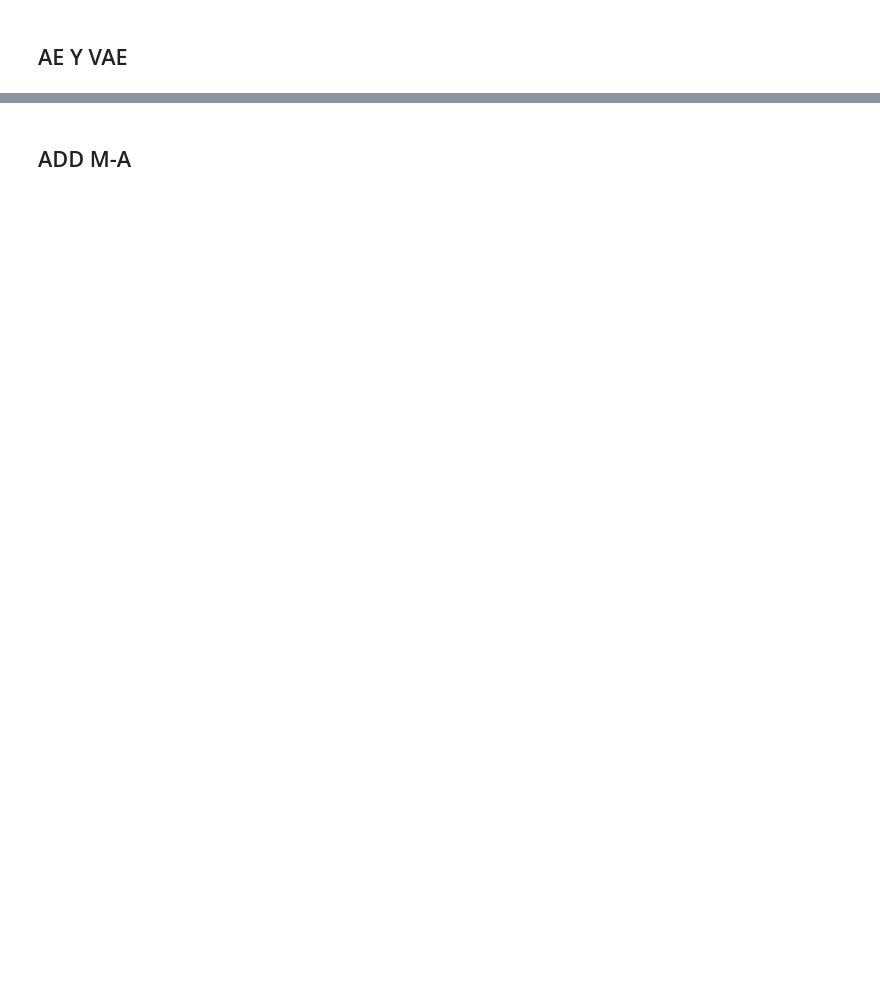
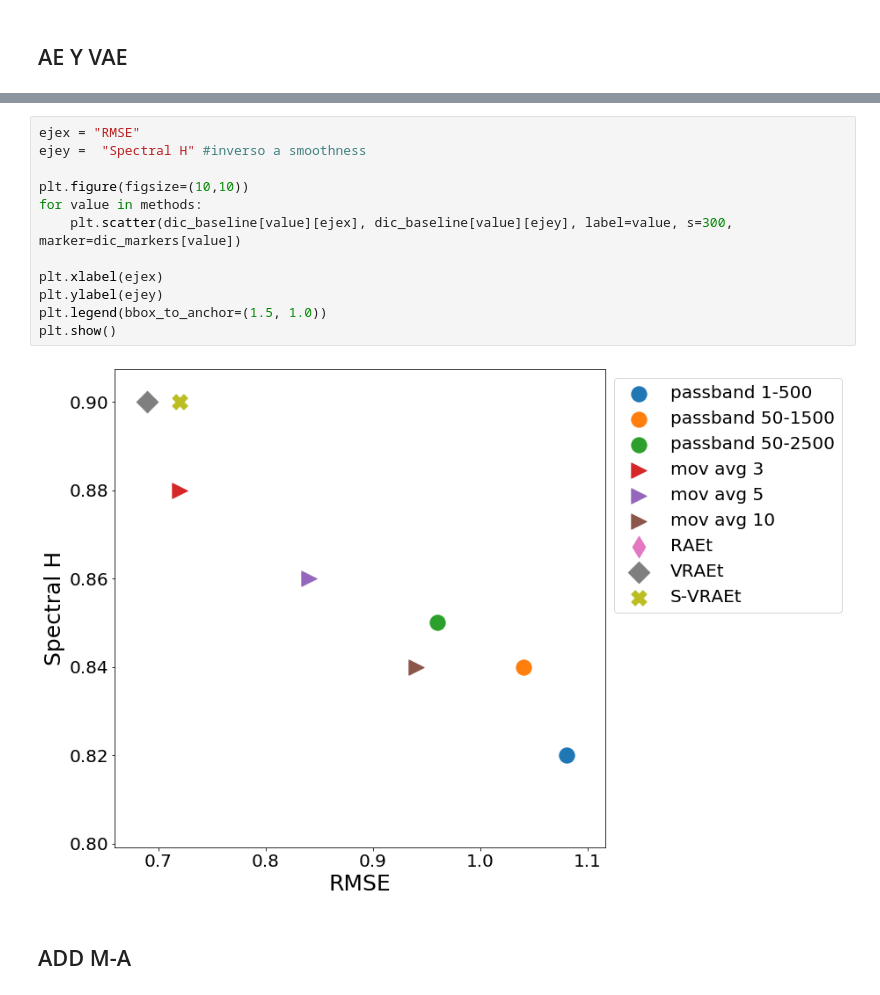
Before and after one commit to harel-coffee/PIIC19-auto, a Jupyter notebook: code/obj4/Plot_Results.ipynb, the cells around one changed output, grey strips where cells are left out. Saved outputs shown, nothing was run; the diff lists cells and outputs as text; blank space fills up the shorter version.

```diff
--- a/code/obj4/Plot_Results.ipynb
+++ b/code/obj4/Plot_Results.ipynb
@@ -148,3 +150,17 @@ plt.show()
+# %%
+ejex = "RMSE"
+ejey =  "Spectral H" #inverso a smoothness
+
+plt.figure(figsize=(10,10))
+for value in methods:
+    plt.scatter(dic_baseline[value][ejex], dic_baseline[value][ejey], label=value, s=300, marker=dic_markers[value])
+
+plt.xlabel(ejex)
+plt.ylabel(ejey)
+plt.legend(bbox_to_anchor=(1.5, 1.0))
+plt.show()
+# %% [output]
+[figure, added]
 # %% [markdown]
 ## ADD M-A
 # %%
```
Also changed, not shown: parts of 11 cells of this notebook, 6 other files.
